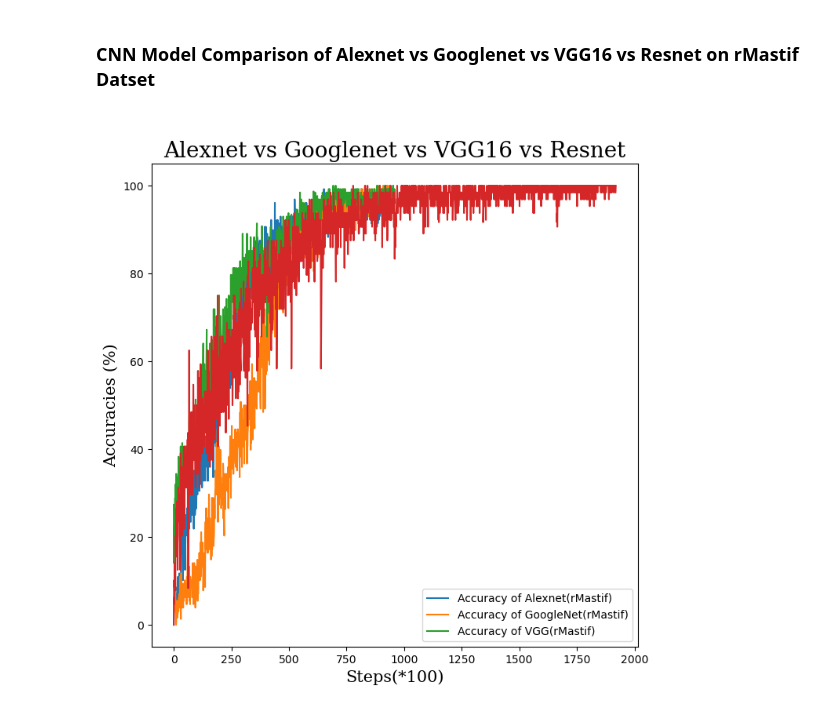
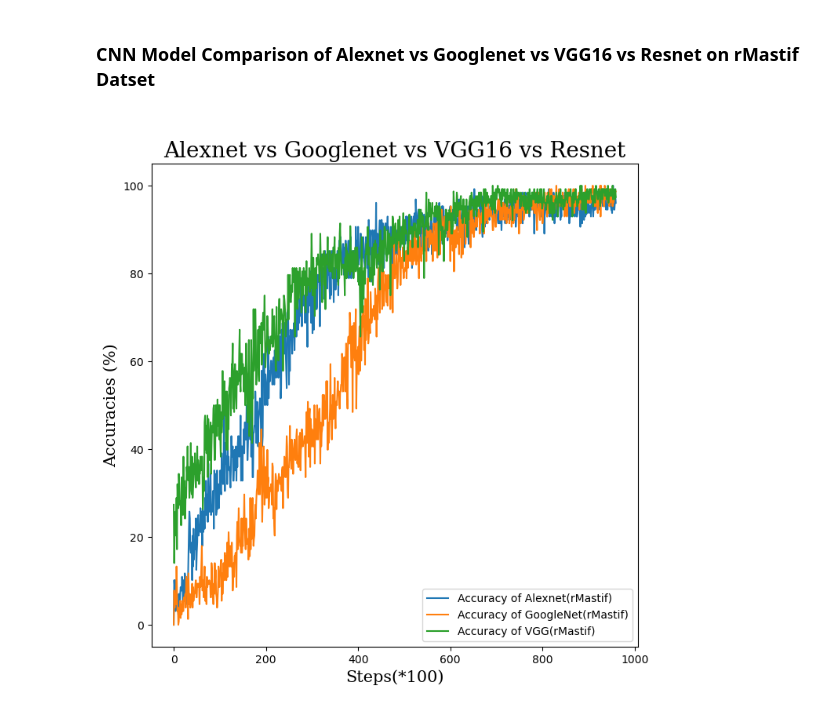
Before and after one commit to karmakarvishal/COMP6721_Group_T, a Jupyter notebook: Comparisons/comparison.ipynb, the cells around one changed output. Drawn from its saved outputs; the diff is of its cells as text; code cells hidden in the pictures.

Commit message:
Removed Resnet from this file

```diff
--- a/Comparisons/comparison.ipynb
+++ b/Comparisons/comparison.ipynb
@@ -98,19 +98,19 @@ loss_list_rMas_ResnetR = checkpoint_ResnetR['loss']
 # %%
 pyplot.figure(figsize=(8, 8))
 pyplot.plot(np.array(accuracy_list_rMas))
 pyplot.plot(np.array(accuracy_list_rMas_VGGR)) #Add list of vgg here
 pyplot.plot(np.array(accuracy_list_rMas_GN)) #Add list of googlenet here
-pyplot.plot(np.array(accuracy_list_rMas_ResnetR)) #Add list of resnet here
+#pyplot.plot(np.array(accuracy_list_rMas_ResnetR)) #Add list of resnet here
 
 # Using Plt.scatter, visualize the transformed data marked with their corresponding label in 2D embedding.
 font1 = {'family':'serif','color':'black','size':20}
 font2 = {'family':'serif','color':'black','size':15}
 
 pyplot.title("Alexnet vs Googlenet vs VGG16 vs Resnet", fontdict=font1)
 pyplot.xlabel("Steps(*100)", fontdict=font2)
 pyplot.ylabel("Accuracies (%)", fontdict=font2)
 
 pyplot.legend(["Accuracy of Alexnet(rMastif)", "Accuracy of GoogleNet(rMastif)","Accuracy of VGG(rMastif)"], loc ="lower right")
 pyplot.show()
 # %% [output]
-[figure, old version]
+[figure, new version]
```
Also changed, not shown: 1 other file.
